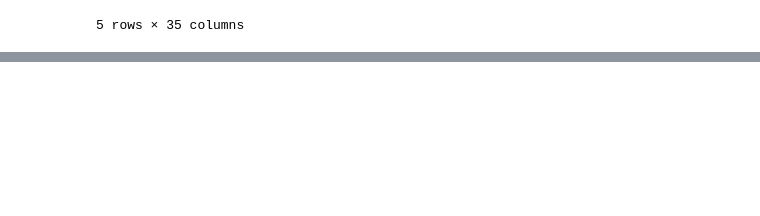
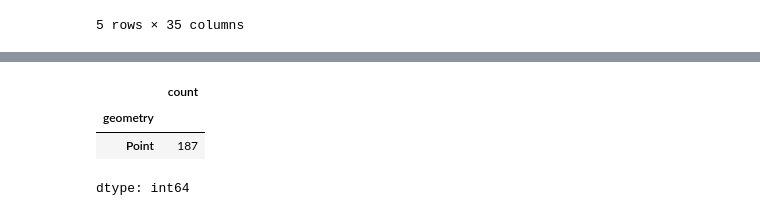
Before and after one commit to daniimurphy/cyplan101-proj-group26, a Jupyter notebook: notebooks/load_clean_school_data.ipynb, the cells around one changed output, grey strips where cells are left out. Cells and saved outputs as stored; diff of their text form; code cells hidden in the pictures; blank space fills up the shorter version.

```diff
--- a/notebooks/load_clean_school_data.ipynb
+++ b/notebooks/load_clean_school_data.ipynb
@@ -317,0 +526,7 @@ schools_sf.head()
+# %%
+schools_sf.geometry.apply(lambda g: g.geom_type if g else None).value_counts()
+# %% [output]
+|  | count |
+| geometry |  |
+| Point | 187 |
+dtype: int64
```
Also changed, not shown: parts of 28 cells of this notebook.
